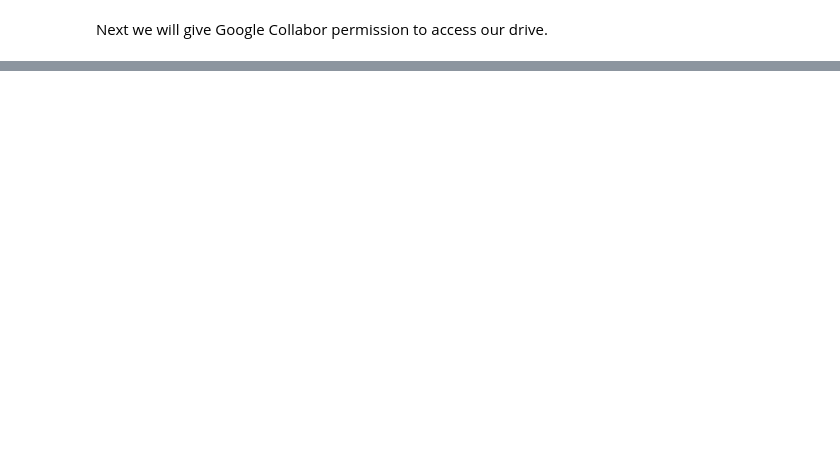
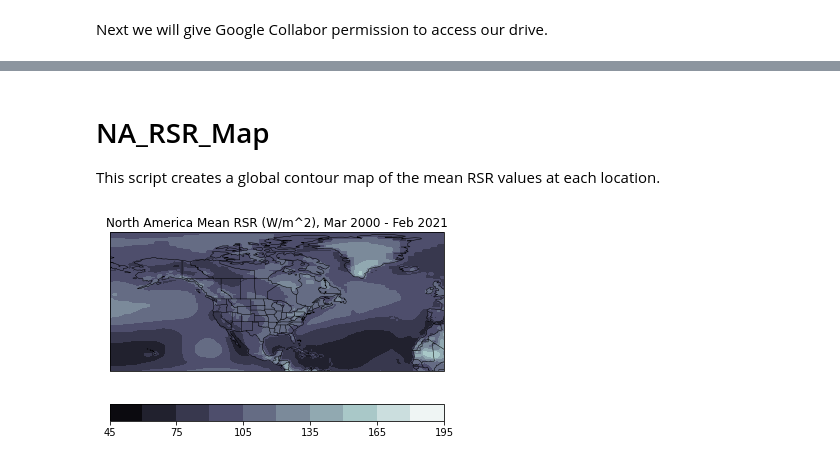
Before and after one commit to anthopper/meteorology, a Jupyter notebook: Meteorology_Explorations.ipynb, the cells around one changed output, grey strips where cells are left out. Cells and saved outputs as stored; diff of their text form; code cells hidden in the pictures; blank space fills up the shorter version.

```diff
--- a/Meteorology_Explorations.ipynb
+++ b/Meteorology_Explorations.ipynb
@@ -60,0 +171,49 @@ drive.mount('/content/drive')
+# %% [markdown]
+# NA_RSR_Map
+This script creates a global contour map of the mean RSR values at each location.
+# %%
+# Open the dataset file
+fileObj = sp.NetCDFFile('/content/drive/Shared drives/Research Project Data/CERES_EBAF-TOA_Ed4.1_Subset_200003-202111.nc', 'r')
+
+# 1 - Make variables to store all the RSR, latitude, and longitude values
+RSR = fileObj.variables['toa_sw_all_mon'][:]
+lat = fileObj.variables['lat'][:]
+lon = fileObj.variables['lon'][:]
+
+
+# 2 - Calculate how many full years of data is in the dataset
+numYears = RSR.shape[0] // 12
+
+
+# 3 - Take a subset of the data in which the extra months at the end that are not part of a full year are excluded
+fullYearRSR = RSR[0:numYears * 12, :, :]
+
+
+# 4 - Average the data at each location across all months
+means = fullYearRSR.mean(axis=0)
+
+
+# 5 - Fix problem with 0 longitude missing data
+means, lon = add_cyclic_point(means, coord=lon)
+
+
+# 6 - Set up a global map using the Plate Carree projection and add coastlines
+axes = plt.axes(projection=ccrs.PlateCarree())
+axes.add_feature(cf.COASTLINE, linewidth=0.5)
+
+
+axes.set_extent([-180, 0, 10, 85], crs=ccrs.PlateCarree())
+axes.add_feature(cf.BORDERS, linewidth=0.5)
+axes.add_feature(cf.NaturalEarthFeature(category='cultural', name='admin_1_states_provinces_lines', scale='50m', facecolor='none', linewidth=0.5), edgecolor='black')
+
+
+# 7 - Overlay the contours onto the map based on the mean RSR values at each location. Include a color bar and add a title
+plt.contourf(lon[:], lat[:], means[:,:], levels=12, cmap='bone')
+plt.colorbar(orientation='horizontal')
+plt.title('North America Mean RSR (W/m^2), Mar 2000 - Feb 2021')
+
+
+# 8 - Save a PNG image of the map
+plt.savefig('NA_RSR_Map.png', bbox_inches='tight', dpi=200)
+# %% [output]
+[figure, added]
```
Also changed, not shown: parts of 28 cells of this notebook.
